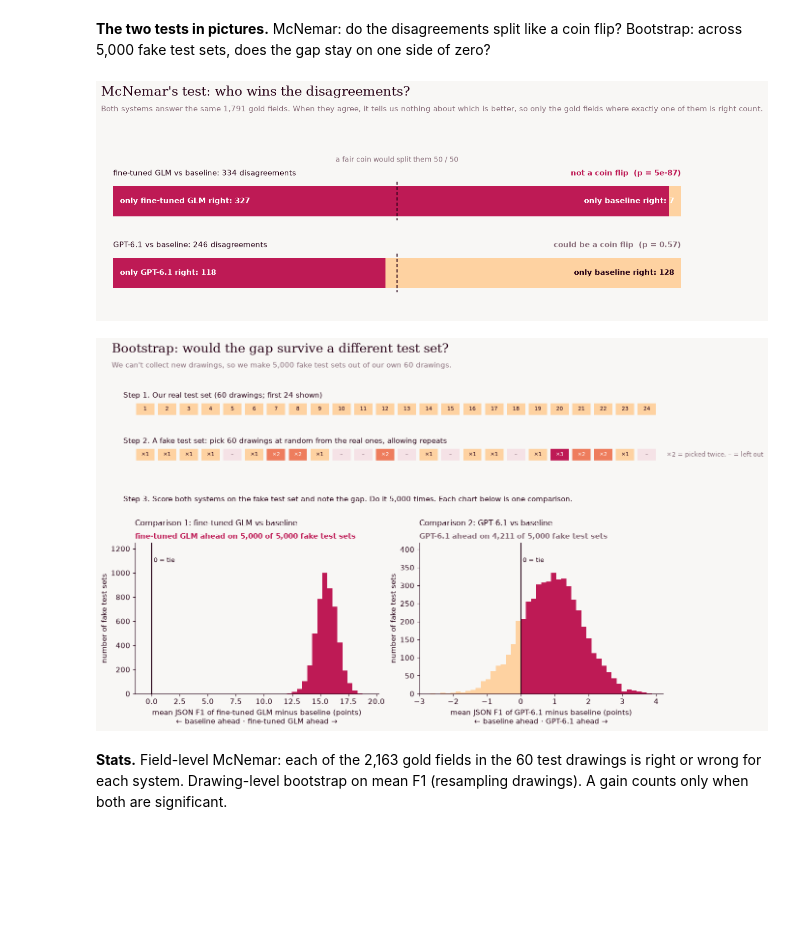
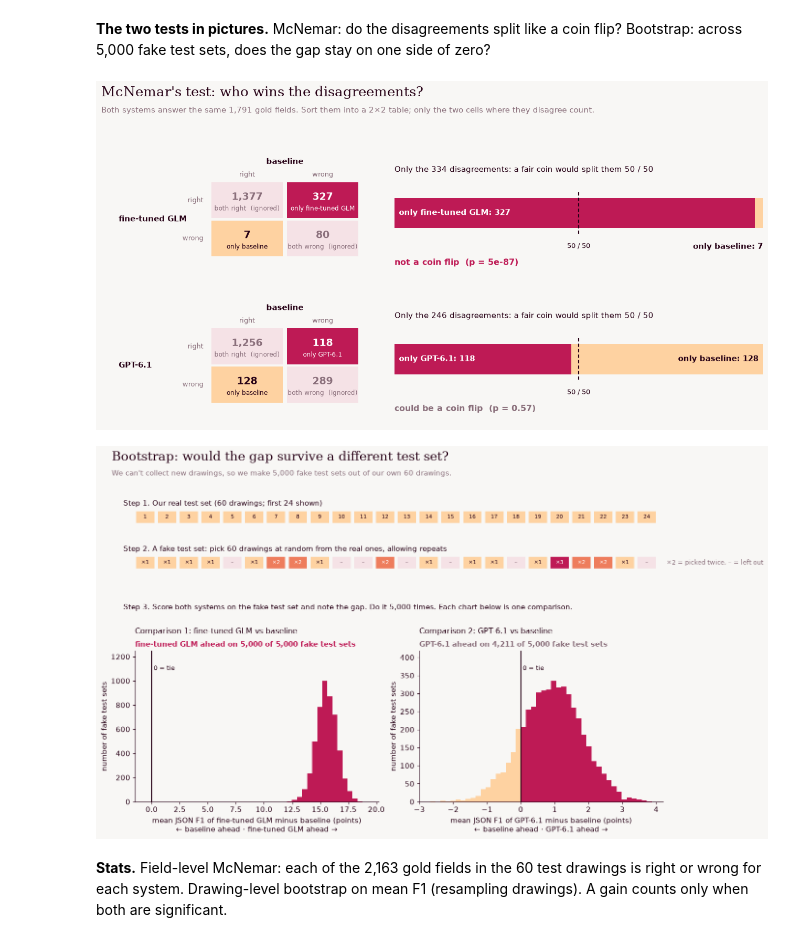
Before and after one commit to sinanuozdemir/ai-experiments, a Jupyter notebook: experiments/eng-drawings-extraction/03_sft.ipynb, the cells around one changed output. Saved outputs shown, nothing was run; the diff lists cells and outputs as text; code cells hidden in the pictures; blank space fills up the shorter version.

Commit message:
McNemar figure: add the 2x2 table
Co-authored-by: Cursor <cursoragent@cursor.com>

```diff
--- a/experiments/eng-drawings-extraction/03_sft.ipynb
+++ b/experiments/eng-drawings-extraction/03_sft.ipynb
@@ -84,14 +84,14 @@ rep.significance_table([("glm_sft", "glm_oneshot"), ("glm_sft", "glm_fewshot_vot
 # %%
 rep.fv.mcnemar_figure(
     [("fine-tuned GLM", "baseline", "not a coin flip", rep.compare("glm_sft", "glm_oneshot")),
      ("GPT-6.1", "baseline", "could be a coin flip", rep.compare("gpt61_oneshot", "glm_oneshot"))],
-    unit="gold field", n_items=1791, save="mcnemar")
+    unit="gold field", n_items=1791, save="mcnemar_table")
 rep.fv.bootstrap_figure(
     [("fine-tuned GLM", "baseline", rep.compare("glm_sft", "glm_oneshot")),
      ("GPT-6.1", "baseline", rep.compare("gpt61_oneshot", "glm_oneshot"))],
     n_clusters=60, cluster="drawing", metric="mean JSON F1", save="bootstrap_resampling")
 # %% [output]
-[figure, old version]
+[figure, new version]
 [figure]
 # %% [markdown]
 **Stats.** Field-level McNemar: each of the 2,163 gold fields in the 60 test drawings is right or wrong for each system. Drawing-level bootstrap on mean F1 (resampling drawings). A gain counts only when both are significant.
```
Also changed, not shown: parts of 1 cell of this notebook, 12 other files.
